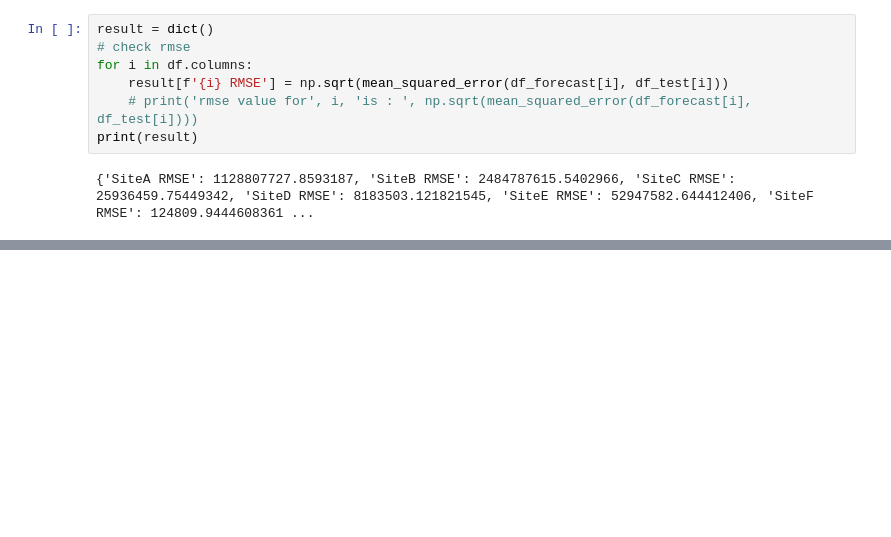
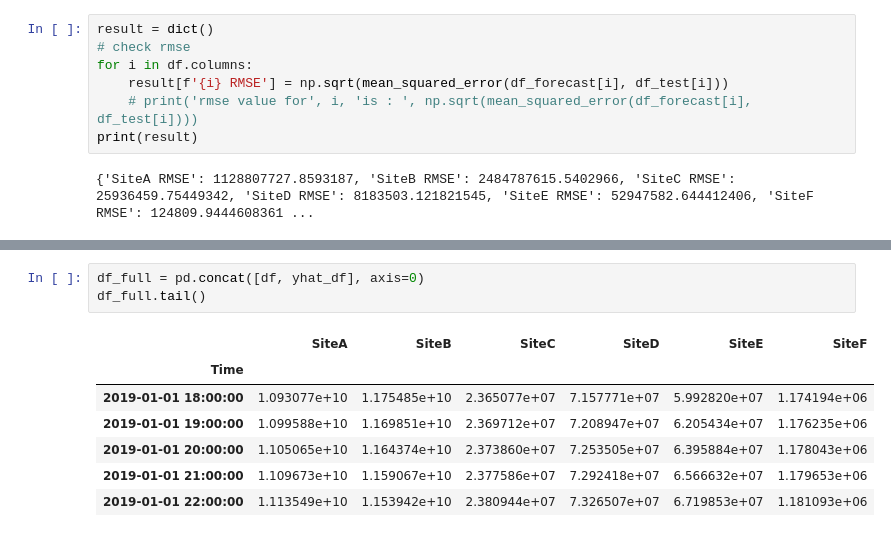
Before and after one commit to bashirmohd/time-series-mlops, a Jupyter notebook: notebooks/untitled.ipynb, the cells around one changed output, grey strips where cells are left out. Saved outputs shown, nothing was run; the diff lists cells and outputs as text; blank space fills up the shorter version.

```diff
--- a/notebooks/untitled.ipynb
+++ b/notebooks/untitled.ipynb
@@ -134,0 +250,11 @@ print(yhat)
+# %%
+df_full = pd.concat([df, yhat_df], axis=0)
+df_full.tail()
+# %% [output]
+|  | SiteA | SiteB | SiteC | SiteD | SiteE | SiteF |
+| Time |  |  |  |  |  |  |
+| 2019-01-01 18:00:00 | 1.093077e+10 | 1.175485e+10 | 2.365077e+07 | 7.157771e+07 | 5.992820e+07 | 1.174194e+06 |
+| 2019-01-01 19:00:00 | 1.099588e+10 | 1.169851e+10 | 2.369712e+07 | 7.208947e+07 | 6.205434e+07 | 1.176235e+06 |
+| 2019-01-01 20:00:00 | 1.105065e+10 | 1.164374e+10 | 2.373860e+07 | 7.253505e+07 | 6.395884e+07 | 1.178043e+06 |
+| 2019-01-01 21:00:00 | 1.109673e+10 | 1.159067e+10 | 2.377586e+07 | 7.292418e+07 | 6.566632e+07 | 1.179653e+06 |
+| 2019-01-01 22:00:00 | 1.113549e+10 | 1.153942e+10 | 2.380944e+07 | 7.326507e+07 | 6.719853e+07 | 1.181093e+06 |
```
Also changed, not shown: parts of 14 cells of this notebook.
